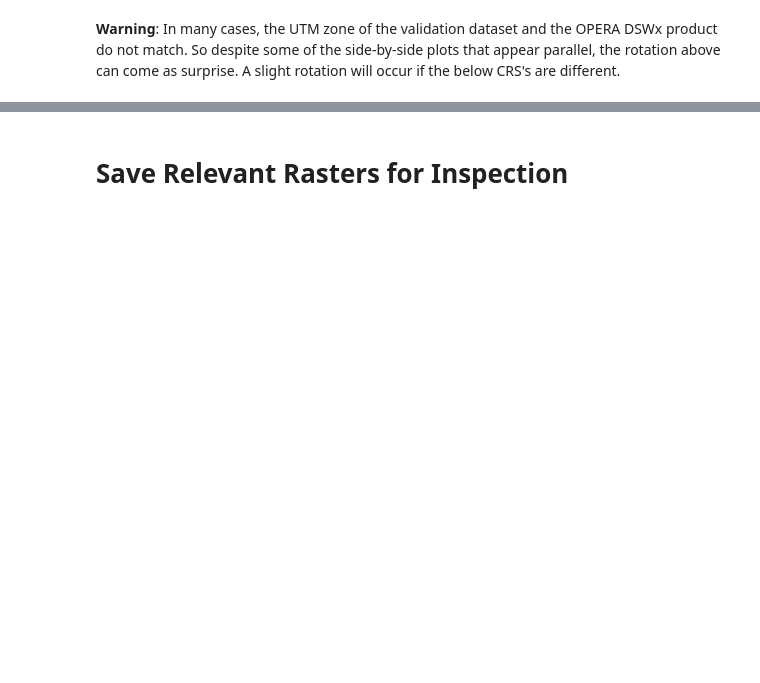
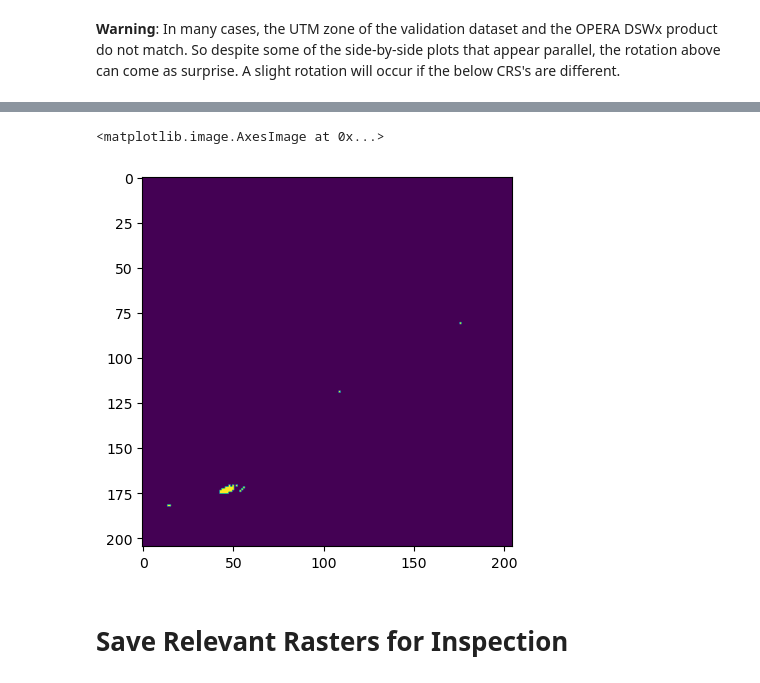
Before and after one commit to OPERA-Cal-Val/DSWx-HLS-Requirement-Verification, a Jupyter notebook: 0-Verify_Requirements.ipynb, the cells around one changed output, grey strips where cells are left out. Saved outputs shown, nothing was run; the diff lists cells and outputs as text; code cells hidden in the pictures; blank space fills up the shorter version.

```diff
--- a/0-Verify_Requirements.ipynb
+++ b/0-Verify_Requirements.ipynb
@@ -488,3 +570,10 @@ print('Validation CRS: ', p_val['crs'])
+# %%
+labels_to_exclude_30m = [(k+1) for (k, prop) in enumerate(props) if prop.area <= 34]
+size_mask_30m = np.isin(water_labels_30m, labels_to_exclude_30m)
+plt.imshow(size_mask_30m, vmin=0, vmax=1)
+# %% [output]
+<matplotlib.image.AxesImage at 0x...>
+[figure, added]
 # %% [markdown]
 # Save Relevant Rasters for Inspection
 # %%
```
Also changed, not shown: parts of 71 cells of this notebook, 3 other files.
